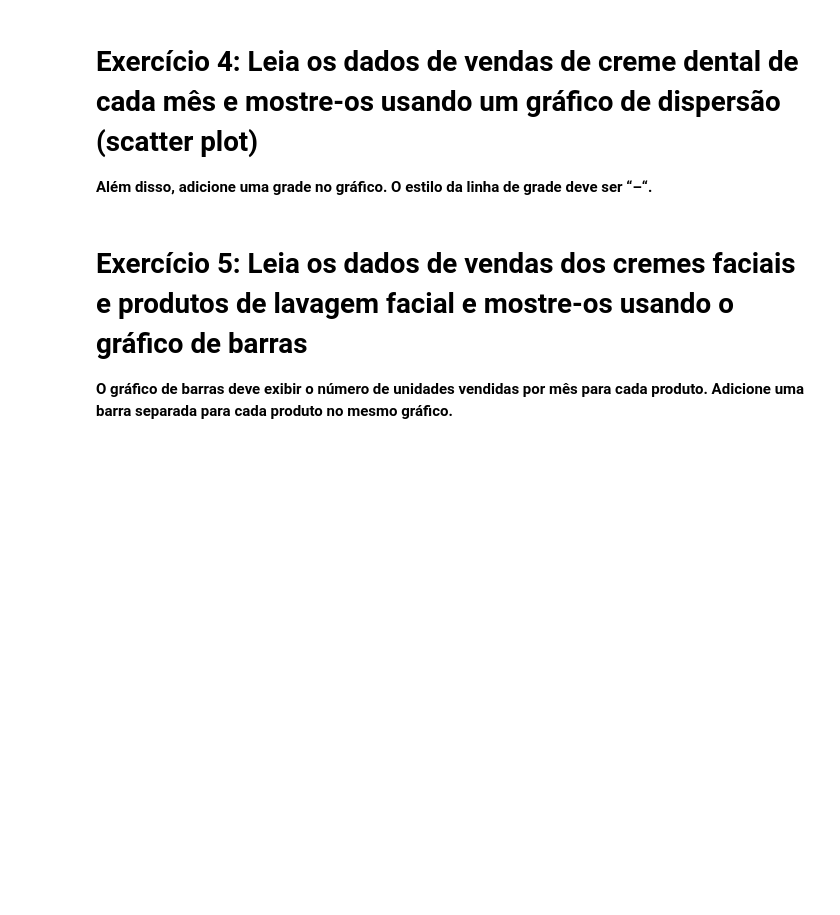
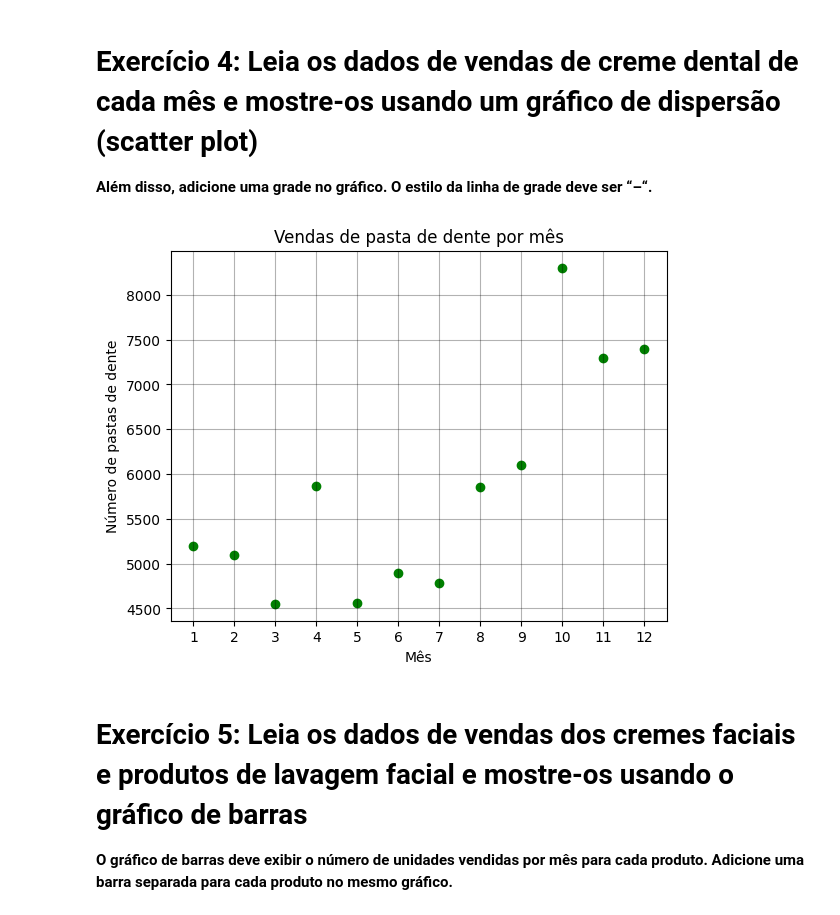
Before and after one commit to GianlucaStarke/introducao_ciencia_dados, a Jupyter notebook: Aula_03/plotanto_graficos/Matplotlib_Exercicio_Proposto.ipynb, the cells around one changed output. Cells and saved outputs as stored; diff of their text form; code cells hidden in the pictures; blank space fills up the shorter version.

```diff
--- a/Aula_03/plotanto_graficos/Matplotlib_Exercicio_Proposto.ipynb
+++ b/Aula_03/plotanto_graficos/Matplotlib_Exercicio_Proposto.ipynb
@@ -48,3 +88,21 @@ df = pd.read_csv("/content/company_sales_data.csv")
+# %%
+import pandas as pd
+import matplotlib.pyplot as plt
+
+df = pd.read_csv("content/company_sales_data.csv")
+
+mes = df['month_number'].tolist()
+pasta_de_dente = df['toothpaste'].tolist()
+
+plt.scatter(mes, pasta_de_dente, color = 'green', marker = 'o')
+plt.grid(color = 'black', linestyle = '-', alpha = 0.3)
+plt.xticks(mes)
+plt.xlabel('Mês')
+plt.ylabel('Número de pastas de dente')
+plt.title('Vendas de pasta de dente por mês')
+plt.show()
+# %% [output]
+[figure, added]
 # %% [markdown]
 # **Exercício 5:  Leia os dados de vendas dos cremes faciais e produtos de lavagem facial e mostre-os usando o gráfico de barras**
 
```
Also changed, not shown: parts of 13 cells of this notebook.
